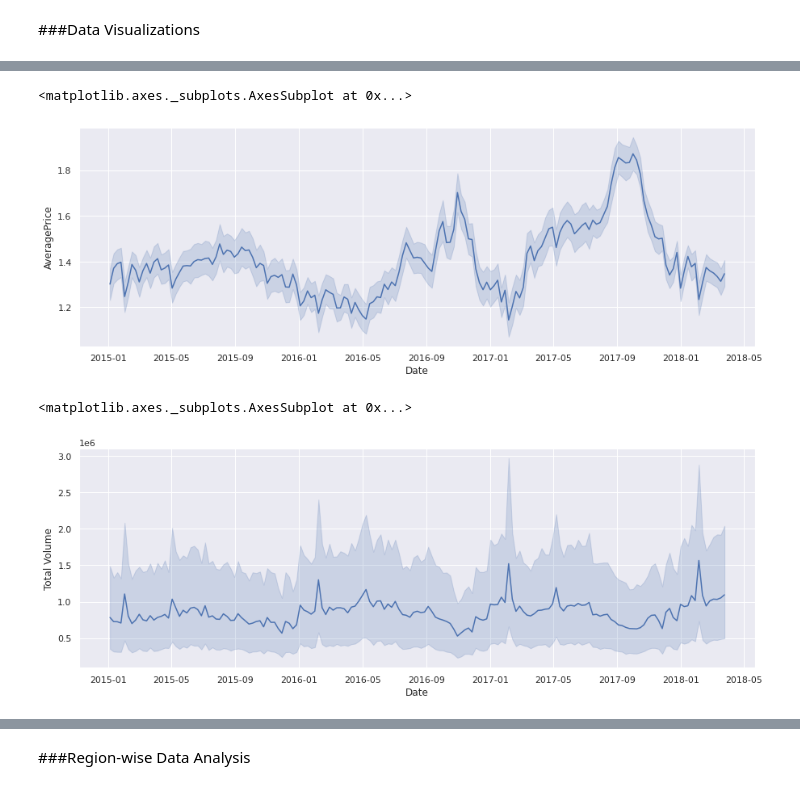
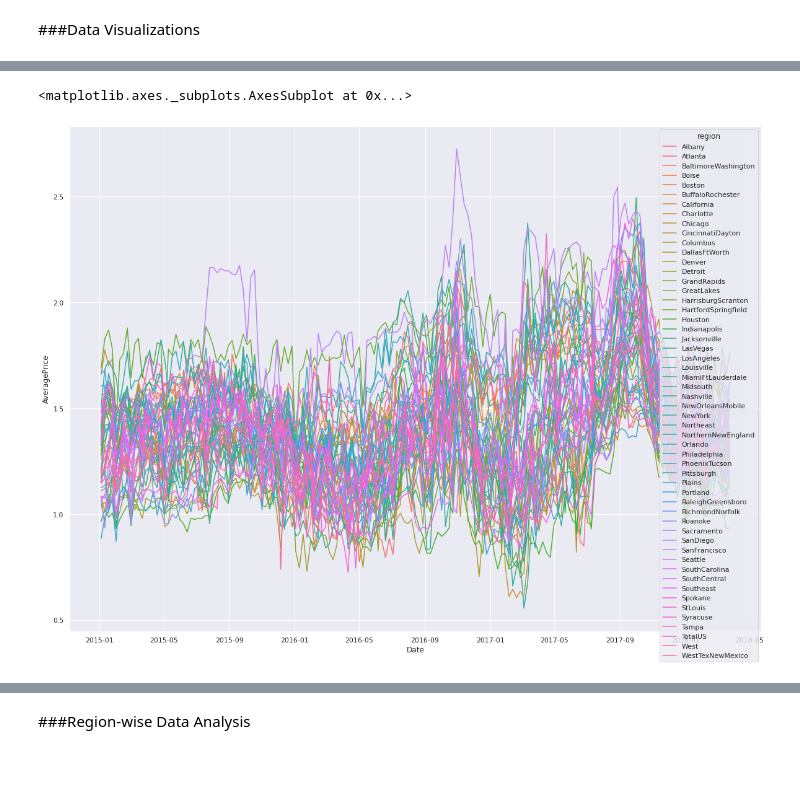
Before and after one commit to jgamel/learn_n_dev, a Jupyter notebook: Forecast_Avocado_Price_Prophet_Example.ipynb, the cells around one changed output, grey strips where cells are left out. Drawn from its saved outputs; the diff is of its cells as text; code cells hidden in the pictures.

```diff
--- a/Forecast_Avocado_Price_Prophet_Example.ipynb
+++ b/Forecast_Avocado_Price_Prophet_Example.ipynb
@@ -24,5 +25,5 @@ Mounted at /content/gdrive
 # %%
-df = pd.read_csv('/content/gdrive/My Drive/input_examples/avocado.csv')
+df = pd.read_csv('https://raw.githubusercontent.com/jgamel/learn_n_dev/input_data/avocado.csv')
 df.head()
 # %% [output]
 |  | Unnamed: 0 | Date | AveragePrice | Total Volume | 4046 | 4225 | 4770 | Total Bags | Small Bags | ... |
@@ -60,11 +112,7 @@ df.head()
 # %%
-sns.set(rc = {'figure.figsize': (15, 5)})
-sns.lineplot(x = "Date", y = "AveragePrice", data = df)
+# Plot by Avg Price by Date and Separate by Region - Adjust Size
+sns.set(rc = {'figure.figsize': (20, 15)})
+sns.lineplot(x="Date", y="AveragePrice", hue='region', data=df, ci = None)
 # %% [output]
 <matplotlib.axes._subplots.AxesSubplot at 0x...>
-[figure, old version]
+[figure, new version]
-# %%
-sns.lineplot(x = "Date", y = "Total Volume", data = df)
-# %% [output]
-<matplotlib.axes._subplots.AxesSubplot at 0x...>
-[figure, removed]
```
Also changed, not shown: parts of 35 cells of this notebook.
